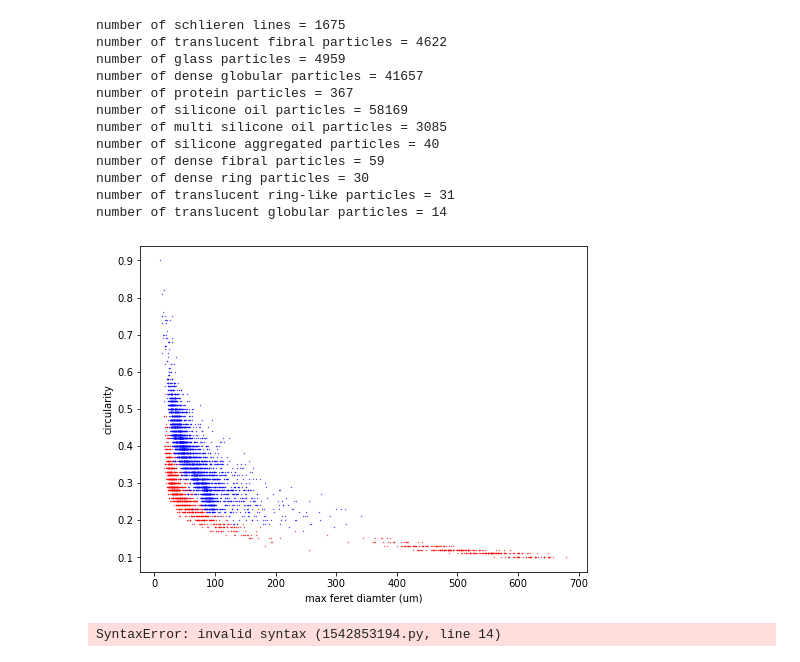
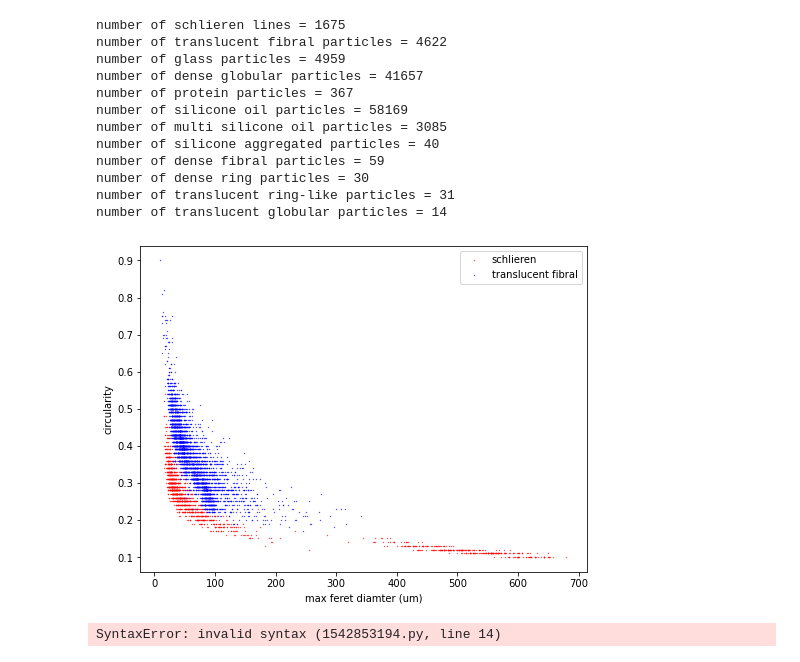
Before and after one commit to Scottholman33/KBI, a Jupyter notebook: KBI_Python_Start.ipynb, the cells around one changed output. Cells and saved outputs as stored; diff of their text form; code cells hidden in the pictures.

Commit message:
fixed legend

```diff
--- a/KBI_Python_Start.ipynb
+++ b/KBI_Python_Start.ipynb
@@ -153,19 +153,19 @@ number of translucent globular particles = 14
 # %%
 
 fig=plt.figure(figsize=(8,6))
 ax1=fig.add_subplot(1,1,1)
 
 ax1.scatter(schlieren['max_feret_diam_um'], schlieren['circularity'], s=0.1, color = 'r', label="schlieren")
 ax1.scatter(translucent_fibral['max_feret_diam_um'], translucent_fibral['circularity'], s=0.1, color = 'b', label="translucent fibral")
 
 ax1.set_xlabel('max feret diamter (um)')
 ax1.set_ylabel('circularity')
 
-#plt.legend()
+plt.legend()
 #ax1.legend(handles=[schlieren, translucent_fibral])
 plt.show()
 # %% [output]
-[figure, old version]
+[figure, new version]
 # %%
 from PIL import Image
 
```
